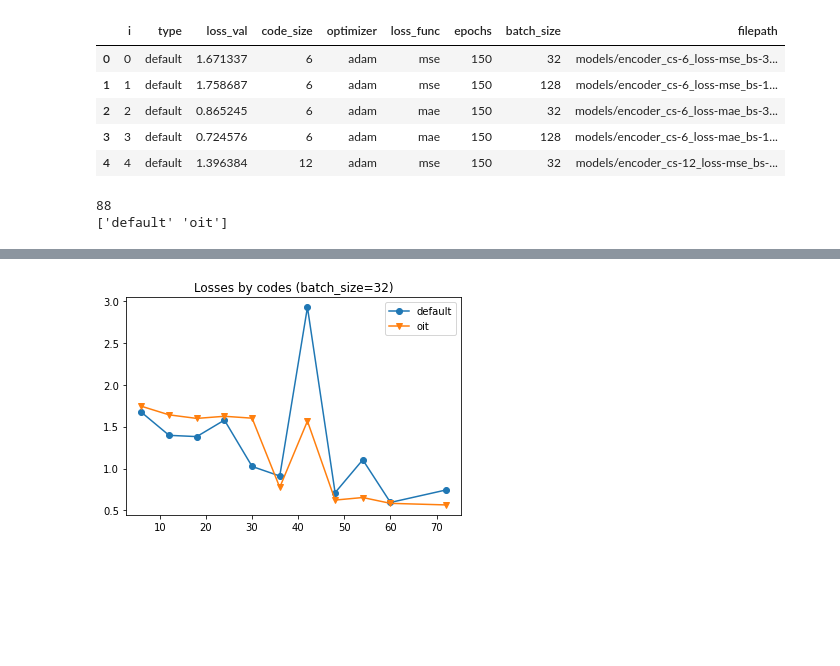
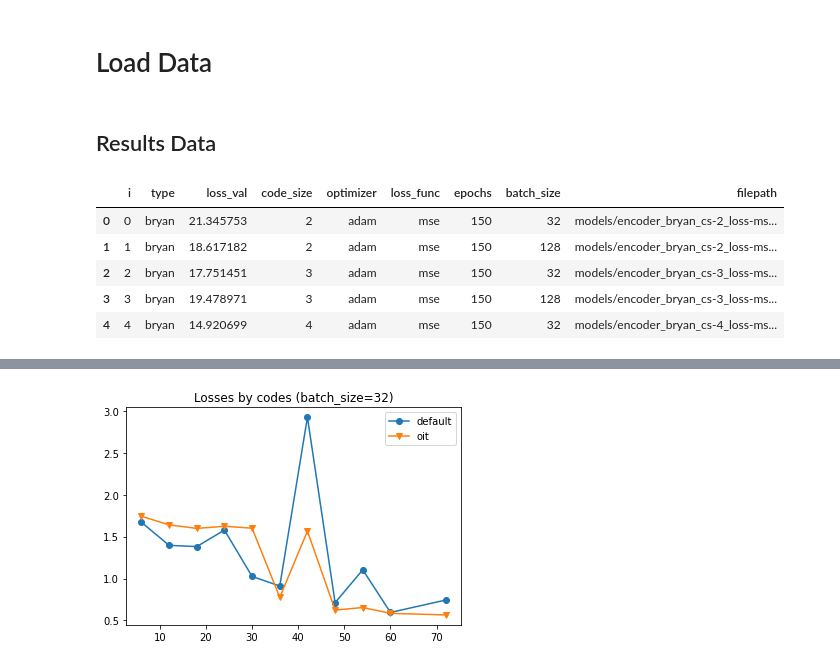
Before and after one commit to lparolari/har, a Jupyter notebook: autoencoder_plot.ipynb, the cells around one changed output, grey strips where cells are left out. Saved outputs shown, nothing was run; the diff lists cells and outputs as text; code cells hidden in the pictures; blank space fills up the shorter version.

Commit message:
Update analysis based on results + validations

```diff
--- a/autoencoder_plot.ipynb
+++ b/autoencoder_plot.ipynb
@@ -1,22 +1,18 @@
 # %%
 import pandas as pd
 import matplotlib.pyplot as plt
+# %% [markdown]
+# Load Data
+# %% [markdown]
+## Results Data
 # %%
-res_df = pd.read_csv("./models/res.csv.txt")
-res_oit_df = pd.read_csv("./models/res_oit.csv.txt")
+res_df = pd.read_csv("./models/results.csv")
 
-data_df = res_df.append(res_oit_df)
-data_df.head()
+res_df.head()
 # %% [output]
 |  | i | type | loss_val | code_size | optimizer | loss_func | epochs | batch_size | filepath |
-| 0 | 0 | default | 1.671337 | 6 | adam | mse | 150 | 32 | models/encoder_cs-6_loss-mse_bs-3... |
-| 1 | 1 | default | 1.758687 | 6 | adam | mse | 150 | 128 | models/encoder_cs-6_loss-mse_bs-1... |
-| 2 | 2 | default | 0.865245 | 6 | adam | mae | 150 | 32 | models/encoder_cs-6_loss-mae_bs-3... |
-| 3 | 3 | default | 0.724576 | 6 | adam | mae | 150 | 128 | models/encoder_cs-6_loss-mae_bs-1... |
-| 4 | 4 | default | 1.396384 | 12 | adam | mse | 150 | 32 | models/encoder_cs-12_loss-mse_bs-... |
+| 0 | 0 | bryan | 21.345753 | 2 | adam | mse | 150 | 32 | models/encoder_bryan_cs-2_loss-ms... |
+| 1 | 1 | bryan | 18.617182 | 2 | adam | mse | 150 | 128 | models/encoder_bryan_cs-2_loss-ms... |
+| 2 | 2 | bryan | 17.751451 | 3 | adam | mse | 150 | 32 | models/encoder_bryan_cs-3_loss-ms... |
+| 3 | 3 | bryan | 19.478971 | 3 | adam | mse | 150 | 128 | models/encoder_bryan_cs-3_loss-ms... |
+| 4 | 4 | bryan | 14.920699 | 4 | adam | mse | 150 | 32 | models/encoder_bryan_cs-4_loss-ms... |
-# %%
-print(len(data_df))
-print(data_df["type"].unique())
-# %% [output]
-88
-['default' 'oit']
```
Also changed, not shown: parts of 13 cells of this notebook.
